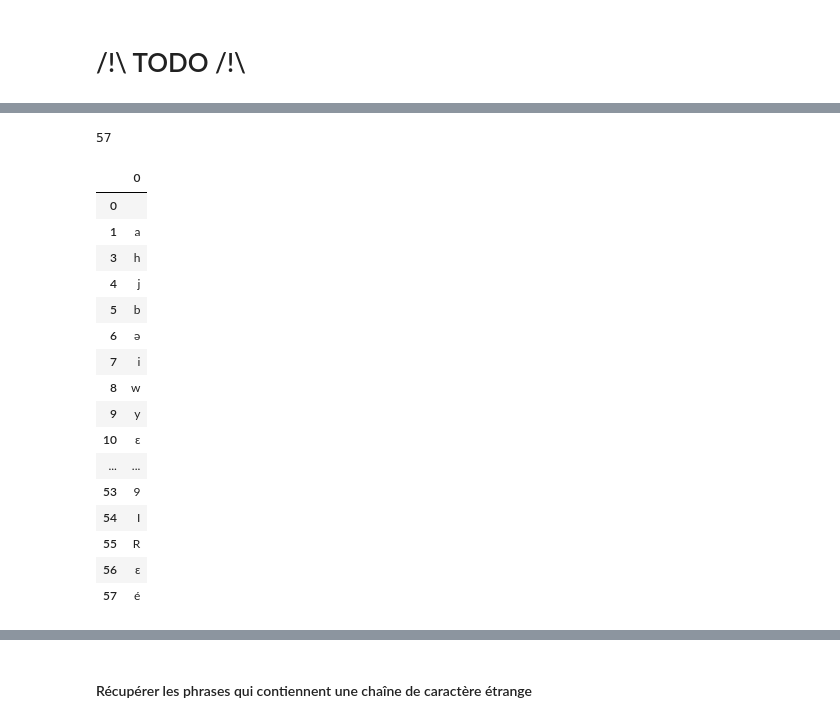
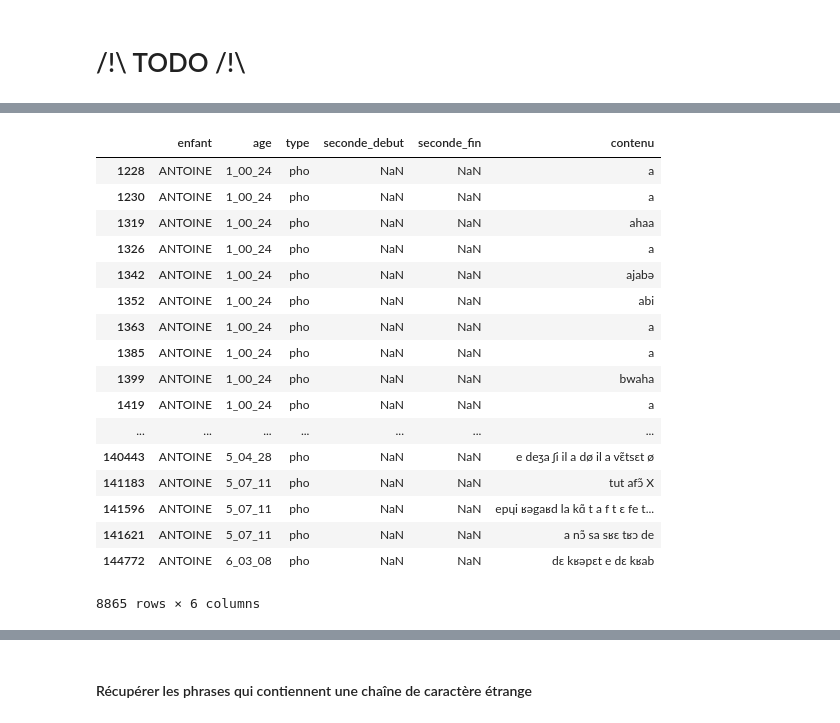
Before and after one commit to Marine27/TER, a Jupyter notebook: PatternMining/pattern_mining_antoine.ipynb, the cells around one changed output, grey strips where cells are left out. Cells and saved outputs as stored; diff of their text form; code cells hidden in the pictures.

```diff
--- a/PatternMining/pattern_mining_antoine.ipynb
+++ b/PatternMining/pattern_mining_antoine.ipynb
@@ -270,0 +320,21 @@ Quels sont les phonèmes uniques présent dans le corpus ?
+# %%
+df_item_in_rows('a', pho_antoine)
+# %% [output]
+|  | enfant | age | type | seconde_debut | seconde_fin | contenu |
+| 1228 | ANTOINE | 1_00_24 | pho | NaN | NaN | a |
+| 1230 | ANTOINE | 1_00_24 | pho | NaN | NaN | a |
+| 1319 | ANTOINE | 1_00_24 | pho | NaN | NaN | ahaa |
+| 1326 | ANTOINE | 1_00_24 | pho | NaN | NaN | a |
+| 1342 | ANTOINE | 1_00_24 | pho | NaN | NaN | ajabə |
+| 1352 | ANTOINE | 1_00_24 | pho | NaN | NaN | abi |
+| 1363 | ANTOINE | 1_00_24 | pho | NaN | NaN | a |
+| 1385 | ANTOINE | 1_00_24 | pho | NaN | NaN | a |
+| 1399 | ANTOINE | 1_00_24 | pho | NaN | NaN | bwaha |
+| 1419 | ANTOINE | 1_00_24 | pho | NaN | NaN | a |
+| ... | ... | ... | ... | ... | ... | ... |
+| 140443 | ANTOINE | 5_04_28 | pho | NaN | NaN | e deʒa ʃi il a dø il a vɛ̃tsɛt ø |
+| 141183 | ANTOINE | 5_07_11 | pho | NaN | NaN | tut afɔ̃ X |
+| 141596 | ANTOINE | 5_07_11 | pho | NaN | NaN | epɥi ʁəgaʁd la kɑ̃ t a f t ɛ fe t... |
+| 141621 | ANTOINE | 5_07_11 | pho | NaN | NaN | a nɔ̃ sa sʁɛ tʁɔ de |
+| 144772 | ANTOINE | 6_03_08 | pho | NaN | NaN | dɛ kʁəpɛt e dɛ kʁab |
+8865 rows × 6 columns
@@ -275,26 +347,7 @@ pho_col = pd.unique(pho_col.values.ravel())
 pho_col = pd.DataFrame(pho_col)
 pho_col = pho_col.dropna()
 print(len(pho_col))
-pho_col
+#pho_col
-# %% [output]
-57
-|  | 0 |
-| 0 |  |
-| 1 | a |
-| 3 | h |
-| 4 | j |
-| 5 | b |
-| 6 | ə |
-| 7 | i |
-| 8 | w |
-| 9 | y |
-| 10 | ɛ |
-| ... | ... |
-| 53 | 9 |
-| 54 | I |
-| 55 | R |
-| 56 | ε |
-| 57 | é |
 # %%
 #corpus = pho_antoine['contenu'].str.split(' ').tolist()
 #transactions = []
```
Also changed, not shown: parts of 42 cells of this notebook.
